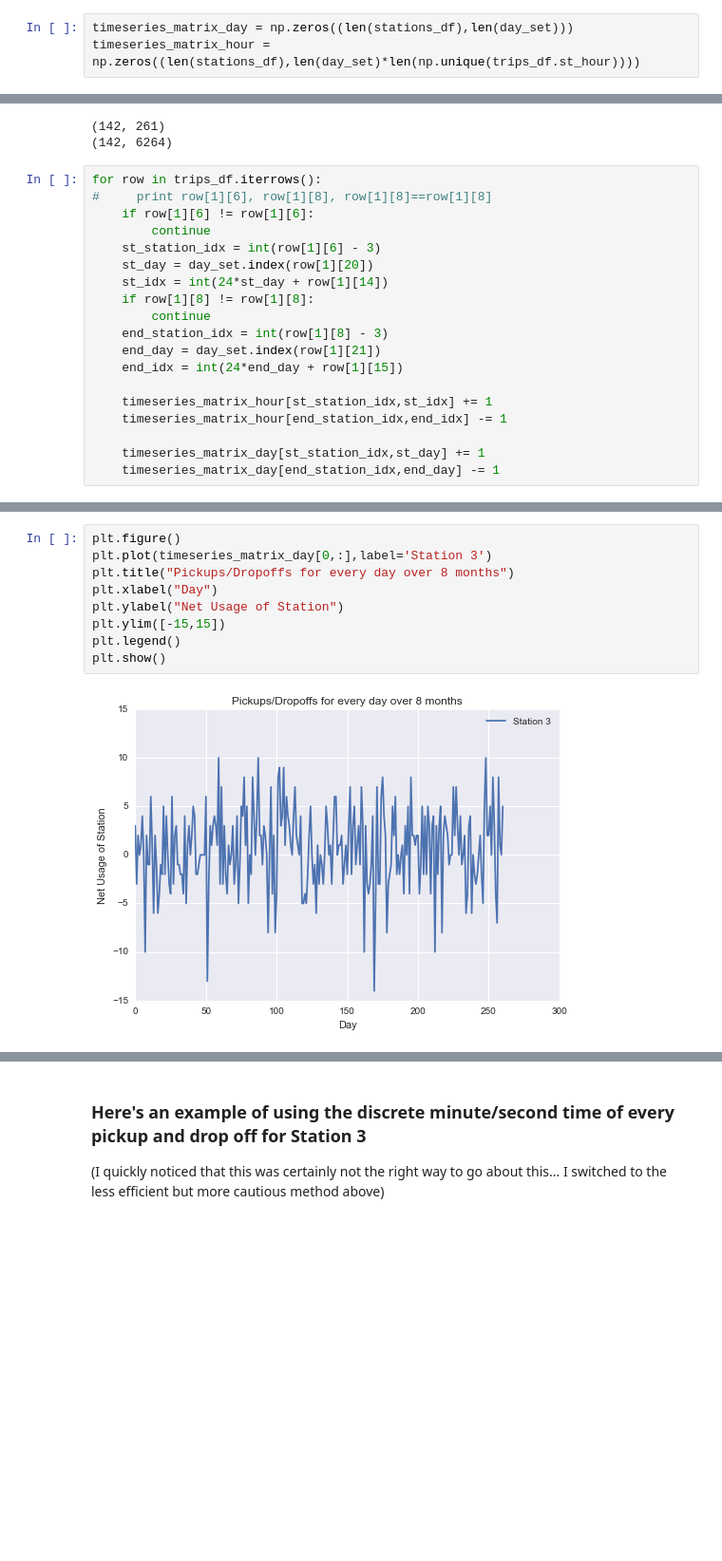
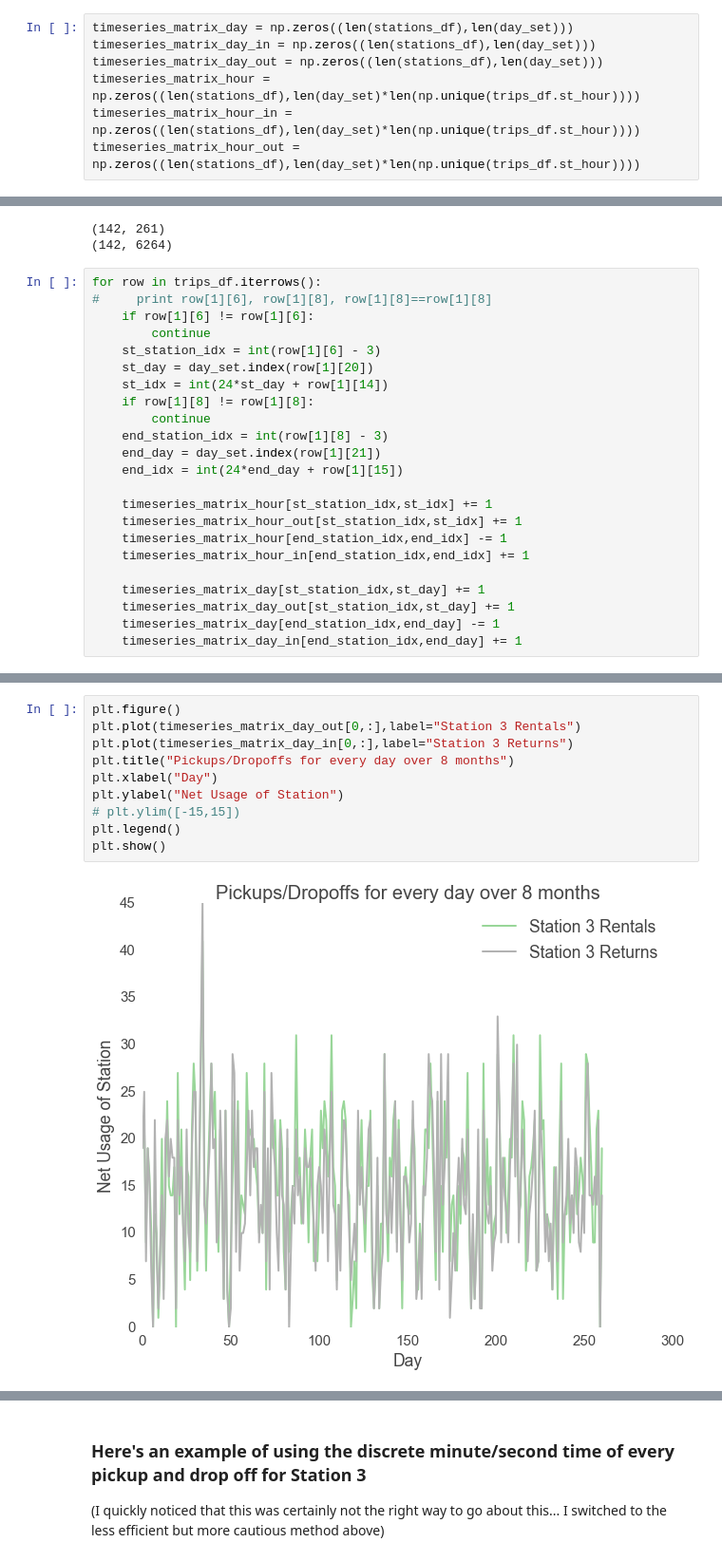
Before and after one commit to am207Hubway/final_project, a Jupyter notebook: Initial Data Exploration.ipynb, the cells around one changed output, grey strips where cells are left out. Shown at 95% size. Saved outputs shown, nothing was run; the diff lists cells and outputs as text; blank space fills up the shorter version.

```diff
--- a/Initial Data Exploration.ipynb
+++ b/Initial Data Exploration.ipynb
@@ -348,7 +383,11 @@ day_set |= set(trips_df.end_daydate.tolist())
 day_set = list(day_set)
 # %%
 timeseries_matrix_day = np.zeros((len(stations_df),len(day_set)))
+timeseries_matrix_day_in = np.zeros((len(stations_df),len(day_set)))
+timeseries_matrix_day_out = np.zeros((len(stations_df),len(day_set)))
 timeseries_matrix_hour = np.zeros((len(stations_df),len(day_set)*len(np.unique(trips_df.st_hour))))
+timeseries_matrix_hour_in = np.zeros((len(stations_df),len(day_set)*len(np.unique(trips_df.st_hour))))
+timeseries_matrix_hour_out = np.zeros((len(stations_df),len(day_set)*len(np.unique(trips_df.st_hour))))
 # %%
 print timeseries_matrix_day.shape
 print timeseries_matrix_hour.shape
@@ -370,9 +409,13 @@ for row in trips_df.iterrows():
     end_idx = int(24*end_day + row[1][15])
 
     timeseries_matrix_hour[st_station_idx,st_idx] += 1
+    timeseries_matrix_hour_out[st_station_idx,st_idx] += 1
     timeseries_matrix_hour[end_station_idx,end_idx] -= 1
+    timeseries_matrix_hour_in[end_station_idx,end_idx] += 1
 
     timeseries_matrix_day[st_station_idx,st_day] += 1
+    timeseries_matrix_day_out[st_station_idx,st_day] += 1
     timeseries_matrix_day[end_station_idx,end_day] -= 1
+    timeseries_matrix_day_in[end_station_idx,end_day] += 1
 # %%
 plt.figure()
@@ -387,11 +431,12 @@ plt.show()
 # %%
 plt.figure()
-plt.plot(timeseries_matrix_day[0,:],label='Station 3')
+plt.plot(timeseries_matrix_day_out[0,:],label="Station 3 Rentals")
+plt.plot(timeseries_matrix_day_in[0,:],label="Station 3 Returns")
 plt.title("Pickups/Dropoffs for every day over 8 months")
 plt.xlabel("Day")
 plt.ylabel("Net Usage of Station")
-plt.ylim([-15,15])
+# plt.ylim([-15,15])
 plt.legend()
 plt.show()
 # %% [output]
-[figure, old version]
+[figure, new version]
```
Also changed, not shown: parts of 11 cells of this notebook, 8 other files.
